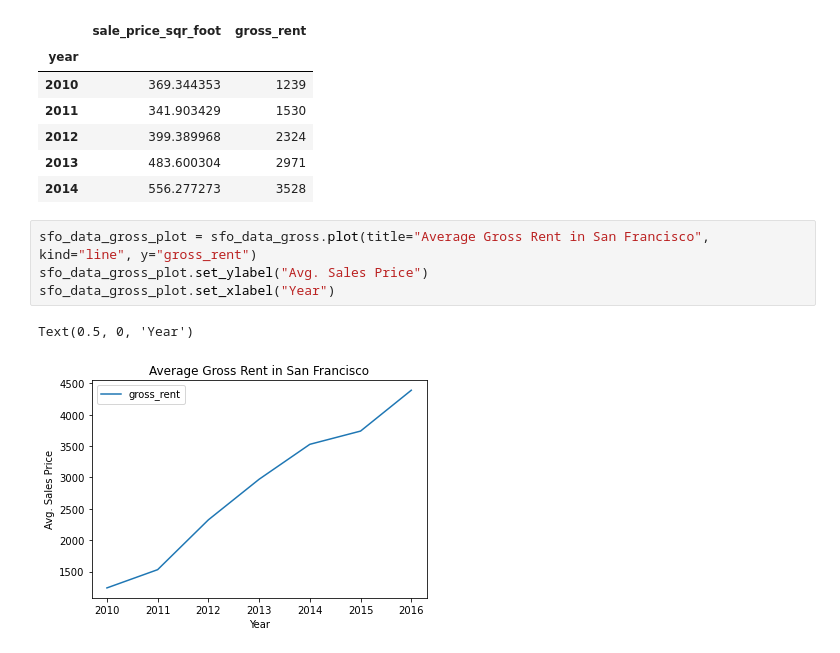
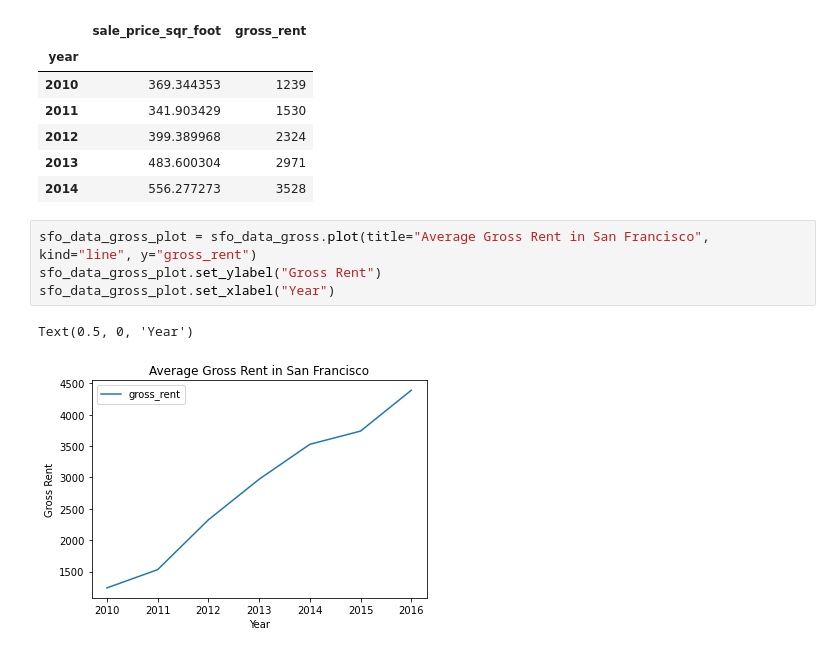
Before and after one commit to howardj2213/pythoni_monopoly_hw, a Jupyter notebook: python_mon_sub.ipynb, the cells around one changed output. Cells and saved outputs as stored; diff of their text form.

```diff
--- a/python_mon_sub.ipynb
+++ b/python_mon_sub.ipynb
@@ -55,8 +55,8 @@ sfo_data_gross.head()
 | 2014 | 556.277273 | 3528 |
 # %%
 sfo_data_gross_plot = sfo_data_gross.plot(title="Average Gross Rent in San Francisco", kind="line", y="gross_rent")
-sfo_data_gross_plot.set_ylabel("Avg. Sales Price")
+sfo_data_gross_plot.set_ylabel("Gross Rent")
 sfo_data_gross_plot.set_xlabel("Year")
 # %% [output]
 Text(0.5, 0, 'Year')
-[figure, old version]
+[figure, new version]
```
Also changed, not shown: parts of 1 cell of this notebook.
